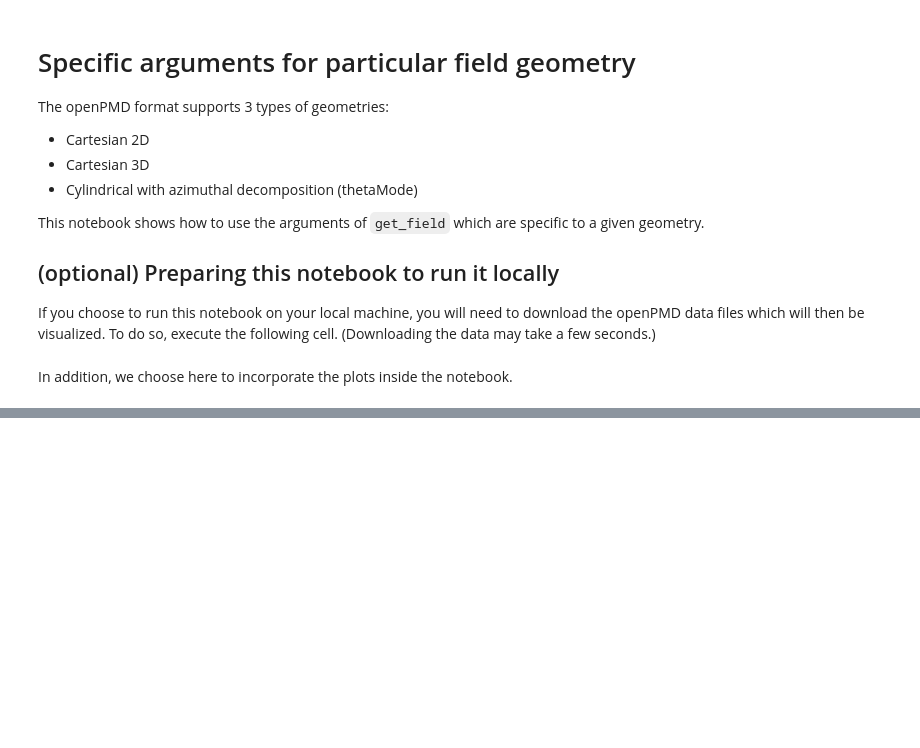
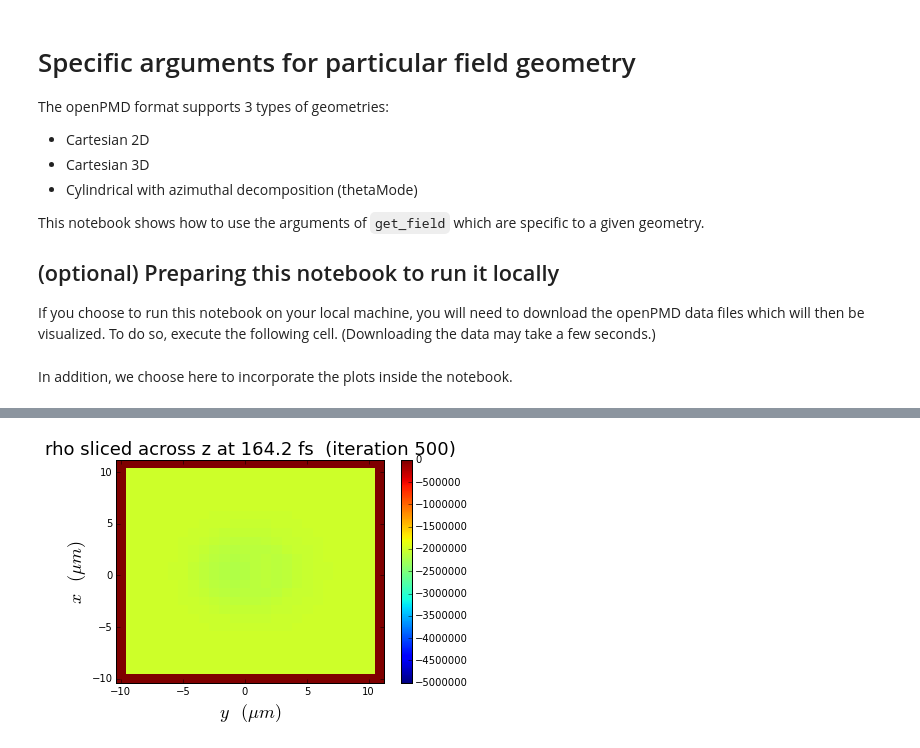
Before and after one commit to openPMD/openPMD-viewer, a Jupyter notebook: tutorials/2_Specific-field-geometries.ipynb, the cells around one changed output, grey strips where cells are left out. Drawn from its saved outputs; the diff is of its cells as text; code cells hidden in the pictures; blank space fills up the shorter version.

```diff
--- a/tutorials/2_Specific-field-geometries.ipynb
+++ b/tutorials/2_Specific-field-geometries.ipynb
@@ -37,0 +51,6 @@ In addition, we choose here to incorporate the plots inside the notebook.
+# %%
+# Slice across z (i.e. in a plane parallel to x-y)
+rho2, extent = ts_3d.get_field( field='rho', iteration=500, vmin=-5e6,
+                                             slicing_dir='z', plot=True )
+# %% [output]
+[figure, added]
```
Also changed, not shown: parts of 17 cells of this notebook, 1 other file.
